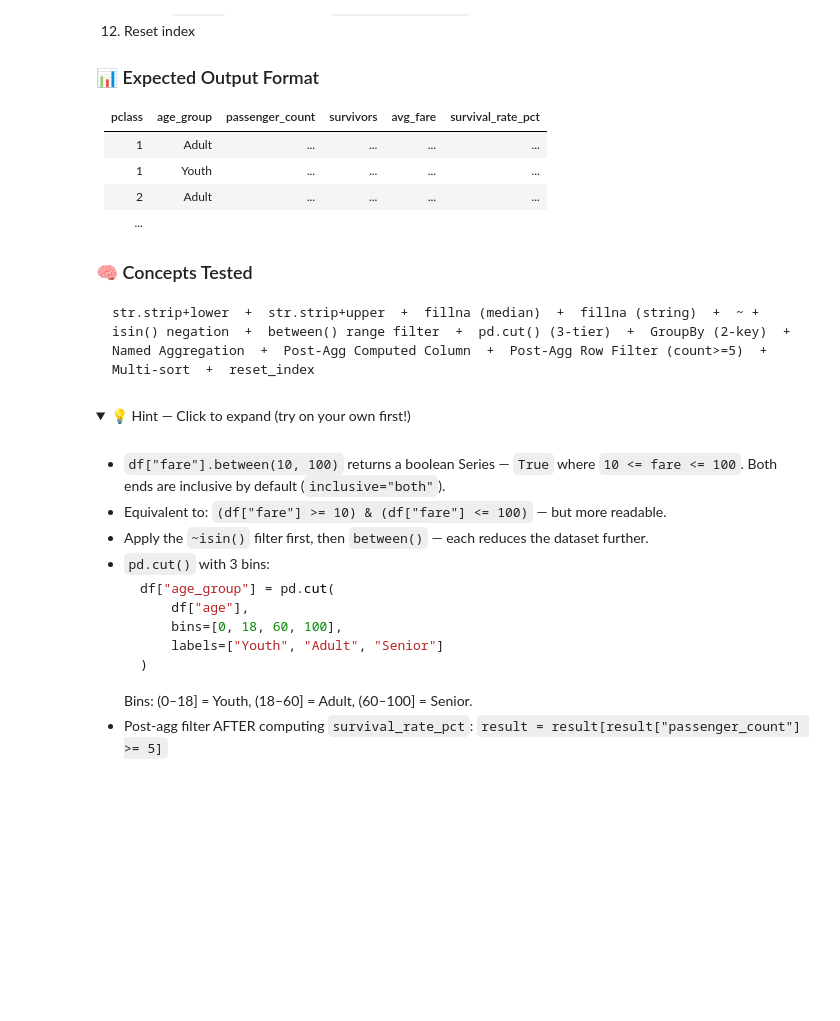
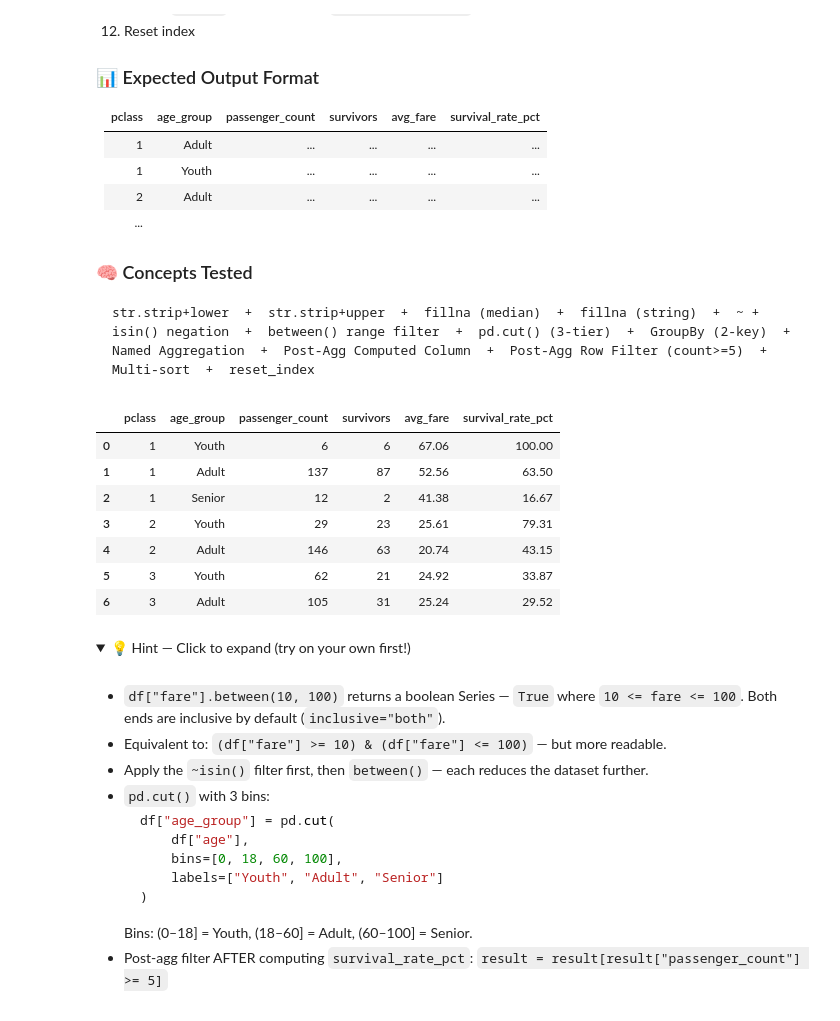
Before and after one commit to abhishekkatewaofficial-lab/Machine-Learning, a Jupyter notebook: Notes/Pandas/4. Practice/Pandas_Practice_Series_Notebook_02.ipynb, the cells around one changed output. Saved outputs shown, nothing was run; the diff lists cells and outputs as text; code cells hidden in the pictures; folded sections open; blank space fills up the shorter version.

````diff
--- a/Notes/Pandas/4. Practice/Pandas_Practice_Series_Notebook_02.ipynb
+++ b/Notes/Pandas/4. Practice/Pandas_Practice_Series_Notebook_02.ipynb
@@ -4001,6 +4335,73 @@ After grouping, compute `survival_rate_pct` = (`survivors` / `passenger_count`)
 ```
 str.strip+lower  +  str.strip+upper  +  fillna (median)  +  fillna (string)  +  ~ + isin() negation  +  between() range filter  +  pd.cut() (3-tier)  +  GroupBy (2-key)  +  Named Aggregation  +  Post-Agg Computed Column  +  Post-Agg Row Filter (count>=5)  +  Multi-sort  +  reset_index
 ```
+# %%
+#COPY
+
+titan = titanic.copy()
+
+#CLEAN SEX AND EMBARKED COL
+
+titan['sex'] = titan['sex'].str.strip().str.lower()
+titan['embarked'] = titan['embarked'].str.strip().str.upper()
+
+#FILL MEDIAN AGE AND UNKNOWN EMBARKED
+
+titan['age'] = titan['age'].fillna(titan['age'].median())
+titan['embarked'] = titan['embarked'].fillna('UNKNOWN')
+
+#FILTER ROWS
+
+titan = titan[~titan['embarked'].isin(['UNKNOWN'])]
+titan = titan[titan['fare'].between(10,100,inclusive='both')]
+
+#MAKE BINS
+
+titan['age_group'] = pd.cut(
+    titan['age'],
+    bins=[0,18,60,100],
+    labels=['Youth','Adult','Senior']
+)
+
+#GROUPBY
+
+titan = titan.groupby(
+    ['pclass','age_group'],
+    observed=True
+).agg(
+    passenger_count = ('pclass','count'),
+    survivors = ('survived','sum'),
+    avg_fare = ('fare','mean')
+).round({
+    'avg_fare':2
+}).query(
+    'passenger_count >= 5'
+).reset_index()
+
+#ADD COL SURVIVAL RATE PCT
+
+titan['survival_rate_pct'] = (titan['survivors']/titan['passenger_count']*100).round(2)
+
+#SORTING
+
+titan  = titan.sort_values(
+    by=['pclass','survival_rate_pct'],
+    ascending=[True,False],
+    ignore_index=True
+)
+
+
+
+display(titan)
+# %% [output]
+|  | pclass | age_group | passenger_count | survivors | avg_fare | survival_rate_pct |
+| 0 | 1 | Youth | 6 | 6 | 67.06 | 100.00 |
+| 1 | 1 | Adult | 137 | 87 | 52.56 | 63.50 |
+| 2 | 1 | Senior | 12 | 2 | 41.38 | 16.67 |
+| 3 | 2 | Youth | 29 | 23 | 25.61 | 79.31 |
+| 4 | 2 | Adult | 146 | 63 | 20.74 | 43.15 |
+| 5 | 3 | Youth | 62 | 21 | 24.92 | 33.87 |
+| 6 | 3 | Adult | 105 | 31 | 25.24 | 29.52 |
 # %% [markdown]
 <details>
 <summary>💡 Hint — Click to expand (try on your own first!)</summary>
````
Also changed, not shown: parts of 9 cells of this notebook.
